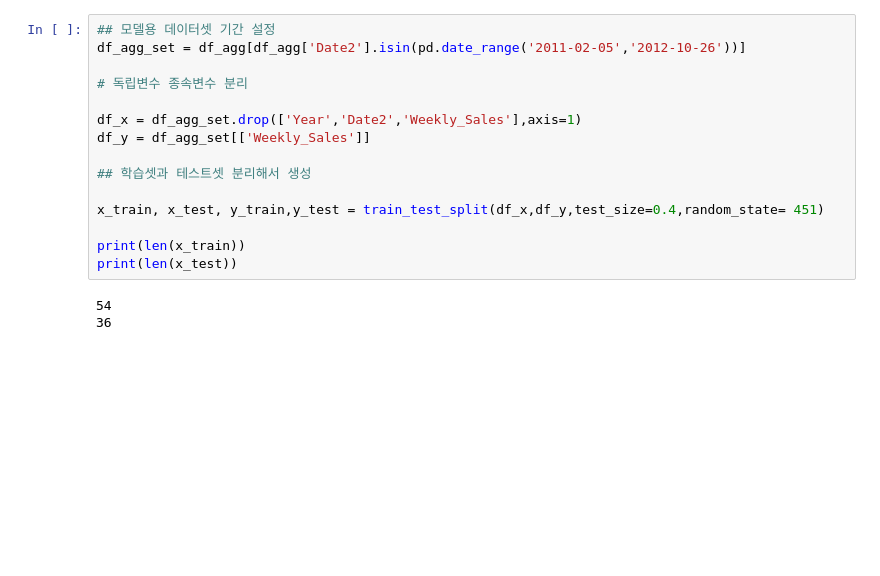
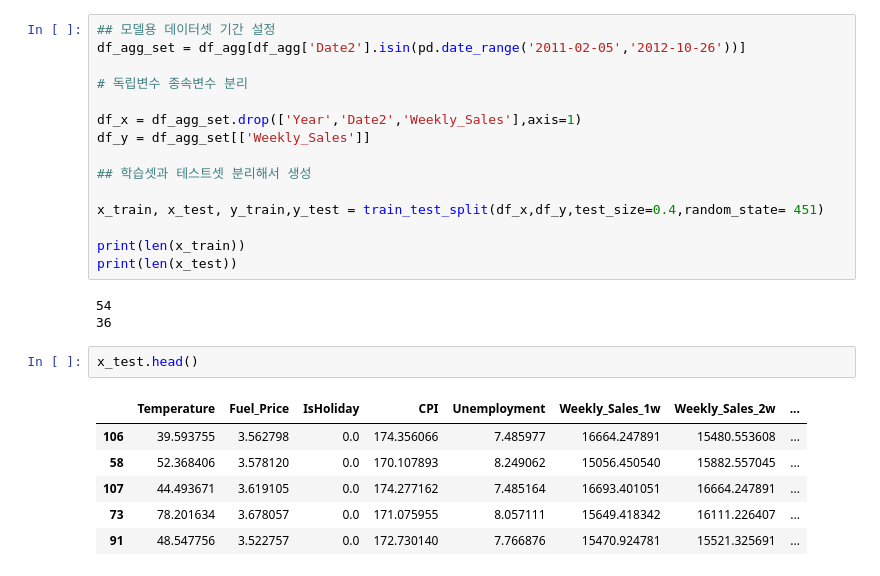
Before and after one commit to hamin971231/Mega_Data_Analysis, a Jupyter notebook: # 연습/스터디/스터디(8)_시계열분석.ipynb, the cells around one changed output. Saved outputs shown, nothing was run; the diff lists cells and outputs as text; blank space fills up the shorter version.

```diff
--- a/# 연습/스터디/스터디(8)_시계열분석.ipynb
+++ b/# 연습/스터디/스터디(8)_시계열분석.ipynb
@@ -323,3 +323,12 @@ print(len(x_test))
 # %% [output]
 54
 36
+# %%
+x_test.head()
+# %% [output]
+|  | Temperature | Fuel_Price | IsHoliday | CPI | Unemployment | Weekly_Sales_1w | Weekly_Sales_2w | ... |
+| 106 | 39.593755 | 3.562798 | 0.0 | 174.356066 | 7.485977 | 16664.247891 | 15480.553608 | ... |
+| 58 | 52.368406 | 3.578120 | 0.0 | 170.107893 | 8.249062 | 15056.450540 | 15882.557045 | ... |
+| 107 | 44.493671 | 3.619105 | 0.0 | 174.277162 | 7.485164 | 16693.401051 | 16664.247891 | ... |
+| 73 | 78.201634 | 3.678057 | 0.0 | 171.075955 | 8.057111 | 15649.418342 | 16111.226407 | ... |
+| 91 | 48.547756 | 3.522757 | 0.0 | 172.730140 | 7.766876 | 15470.924781 | 15521.325691 | ... |
```
Also changed, not shown: parts of 3 cells of this notebook.
